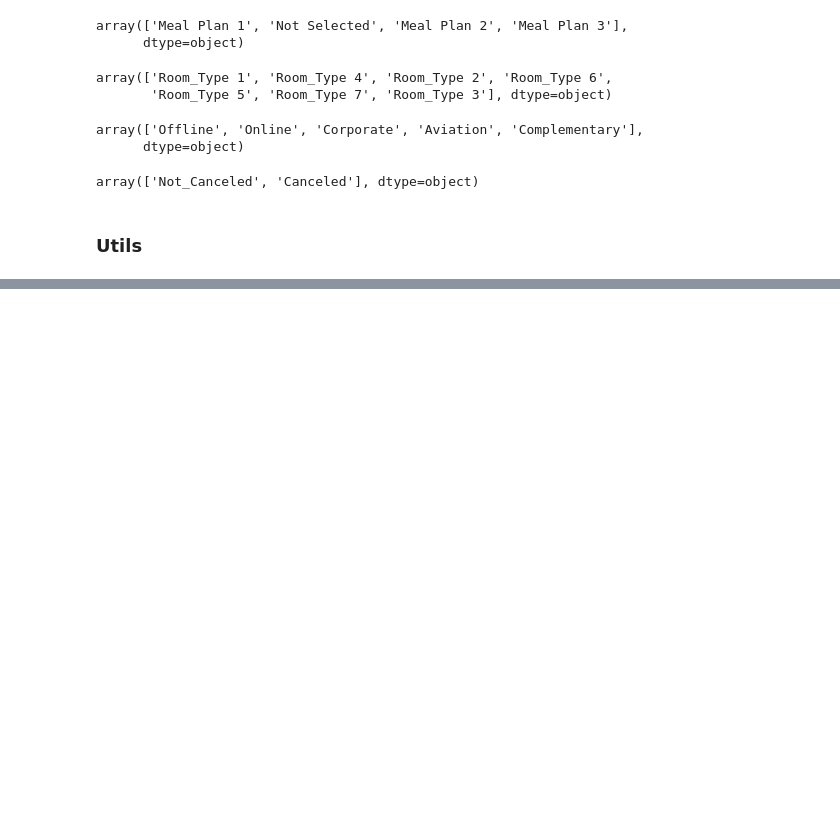
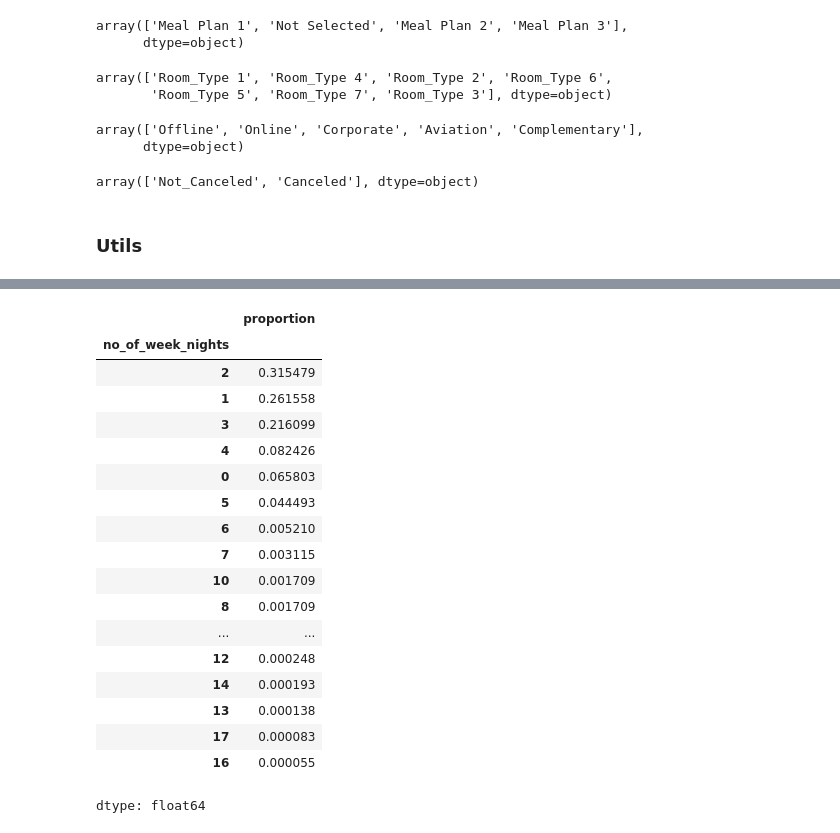
Before and after one commit to Rajesh2015/inn-hotels-bookings, a Jupyter notebook: inn_hotel_bookings_solution.ipynb, the cells around one changed output, grey strips where cells are left out. Saved outputs shown, nothing was run; the diff lists cells and outputs as text; code cells hidden in the pictures; blank space fills up the shorter version.

```diff
--- a/inn_hotel_bookings_solution.ipynb
+++ b/inn_hotel_bookings_solution.ipynb
@@ -621,0 +591,23 @@ market segment type, or repeated guests.
+# %%
+# Details of the above plot in tablular format
+df['no_of_week_nights'].value_counts(normalize=True)
+# %% [output]
+|  | proportion |
+| no_of_week_nights |  |
+| 2 | 0.315479 |
+| 1 | 0.261558 |
+| 3 | 0.216099 |
+| 4 | 0.082426 |
+| 0 | 0.065803 |
+| 5 | 0.044493 |
+| 6 | 0.005210 |
+| 7 | 0.003115 |
+| 10 | 0.001709 |
+| 8 | 0.001709 |
+| ... | ... |
+| 12 | 0.000248 |
+| 14 | 0.000193 |
+| 13 | 0.000138 |
+| 17 | 0.000083 |
+| 16 | 0.000055 |
+dtype: float64
```
Also changed, not shown: parts of 58 cells of this notebook.
